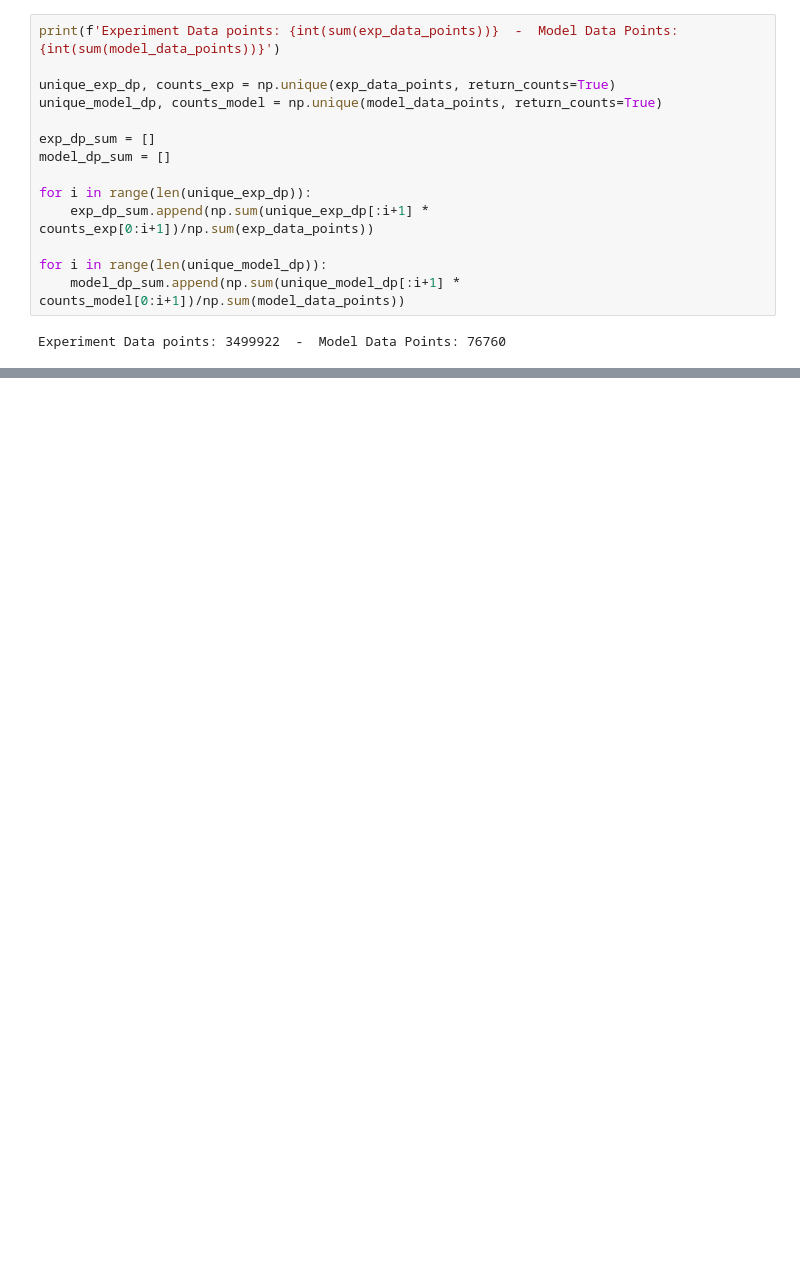
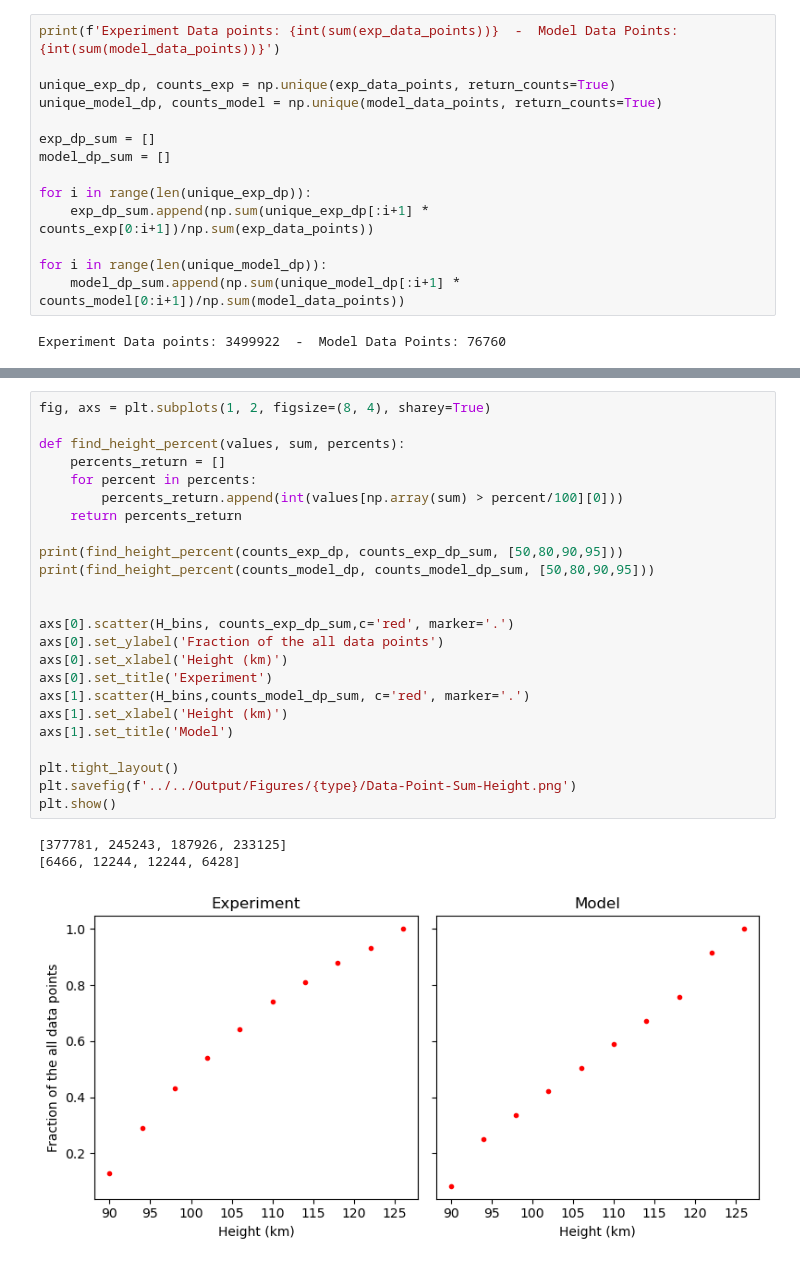
Before and after one commit to remy-guillermin/WACCM-Analysis, a Jupyter notebook: Scripts/Data-Analysis/Data_points.ipynb, the cells around one changed output, grey strips where cells are left out. Drawn from its saved outputs; the diff is of its cells as text; blank space fills up the shorter version.

```diff
--- a/Scripts/Data-Analysis/Data_points.ipynb
+++ b/Scripts/Data-Analysis/Data_points.ipynb
@@ -113,0 +176,28 @@ plt.show()
+# %%
+fig, axs = plt.subplots(1, 2, figsize=(8, 4), sharey=True)
+
+def find_height_percent(values, sum, percents):
+    percents_return = []
+    for percent in percents:
+        percents_return.append(int(values[np.array(sum) > percent/100][0]))
+    return percents_return
+
+print(find_height_percent(counts_exp_dp, counts_exp_dp_sum, [50,80,90,95]))
+print(find_height_percent(counts_model_dp, counts_model_dp_sum, [50,80,90,95]))
+
+
+axs[0].scatter(H_bins, counts_exp_dp_sum,c='red', marker='.')
+axs[0].set_ylabel('Fraction of the all data points')
+axs[0].set_xlabel('Height (km)')
+axs[0].set_title('Experiment')
+axs[1].scatter(H_bins,counts_model_dp_sum, c='red', marker='.')
+axs[1].set_xlabel('Height (km)')
+axs[1].set_title('Model')
+
+plt.tight_layout()
+plt.savefig(f'../../Output/Figures/{type}/Data-Point-Sum-Height.png')
+plt.show()
+# %% [output]
+[377781, 245243, 187926, 233125]
+[6466, 12244, 12244, 6428]
+[figure, added]
```
Also changed, not shown: parts of 6 cells of this notebook, 8 other files.
